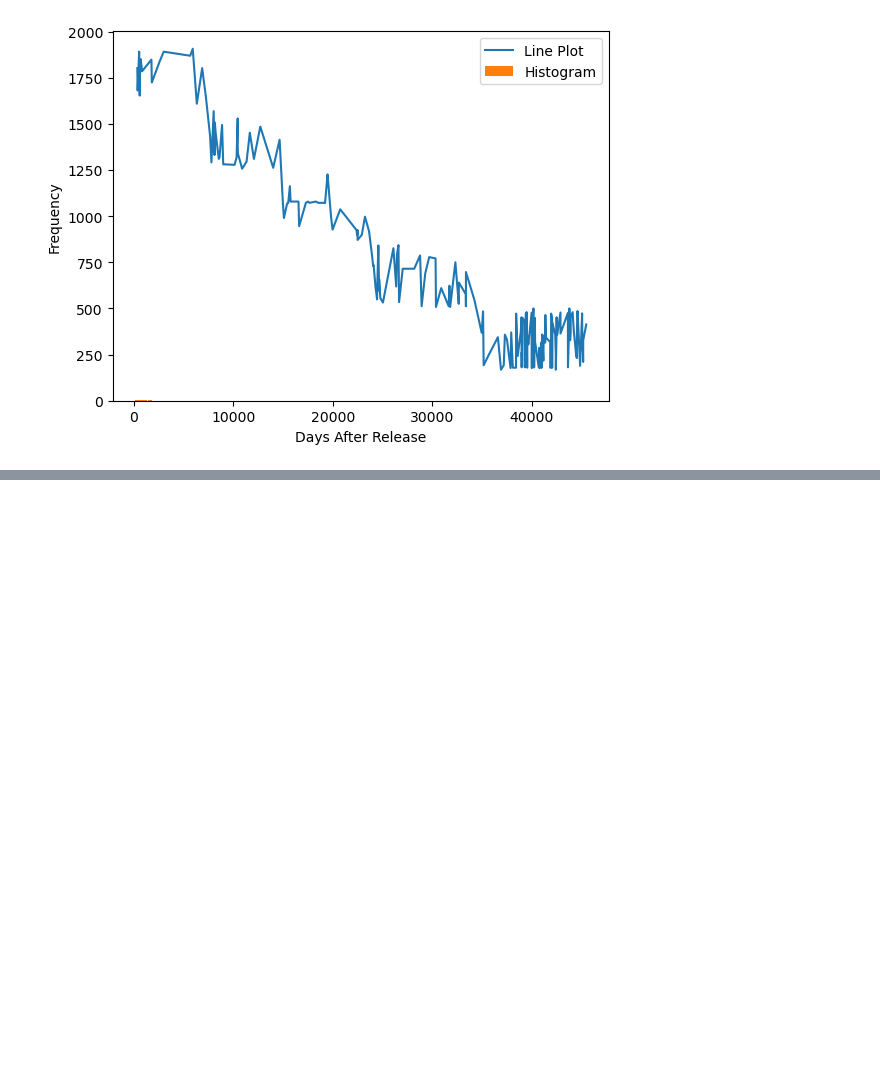
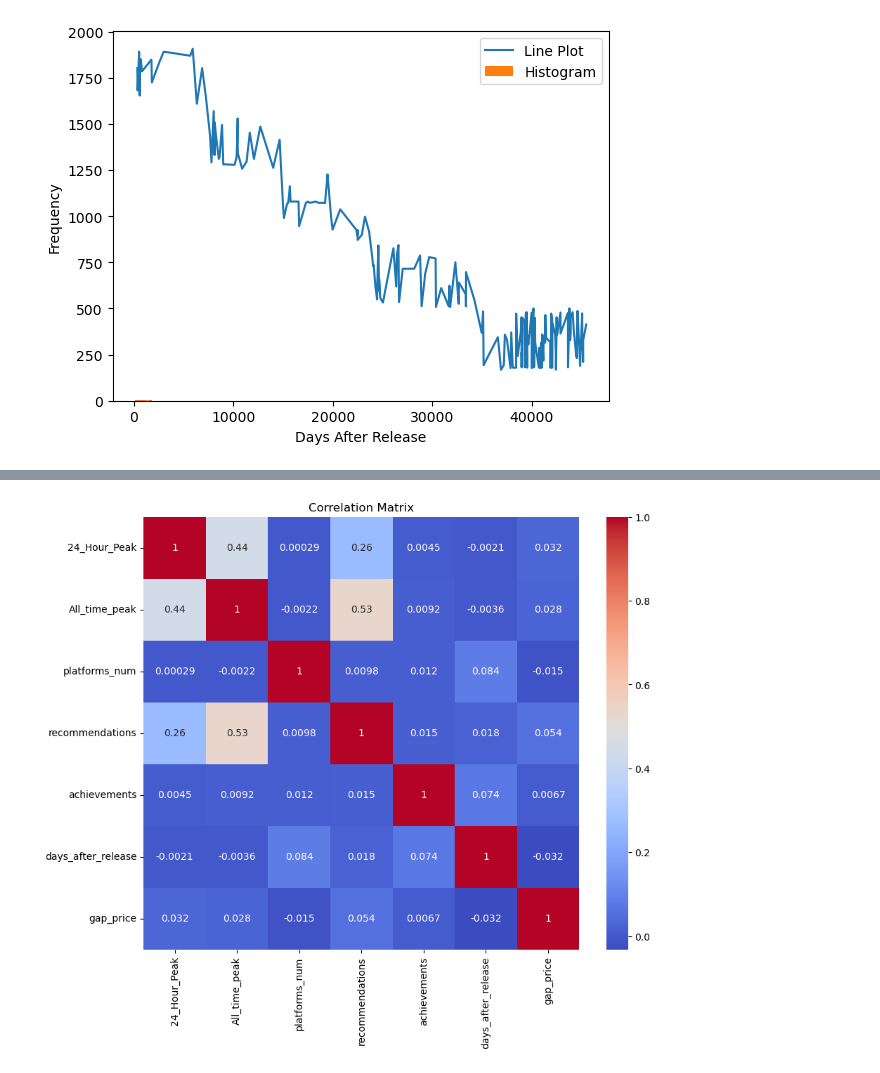
Before and after one commit to trevormoon/ASAC_ml_project, a Jupyter notebook: web_crawling/JC/5_EDA/raw.ipynb, the cells around one changed output, grey strips where cells are left out. Drawn from its saved outputs; the diff is of its cells as text; code cells hidden in the pictures; blank space fills up the shorter version.

```diff
--- a/web_crawling/JC/5_EDA/raw.ipynb
+++ b/web_crawling/JC/5_EDA/raw.ipynb
@@ -417,0 +475,16 @@ len(raw[(raw["Review"] == "Mixed") & (raw["metacritic_tf"] == 1)]) # 183
+# %%
+
+selected_columns = ['24_Hour_Peak', 'All_time_peak','platforms_num', 'recommendations', 'achievements',
+                    'days_after_release', 'Review', 'Review_group', 'gap_price']
+selected_raw = raw[selected_columns].copy()
+# %%
+# 상관관계 계산
+corr_matrix = selected_raw.corr()
+
+# 그래프 출력
+plt.figure(figsize=(10, 8))
+sns.heatmap(corr_matrix, annot=True, cmap='coolwarm')
+plt.title('Correlation Matrix')
+plt.show()
+# %% [output]
+[figure, added]
```
Also changed, not shown: parts of 15 cells of this notebook, 1 other file.
